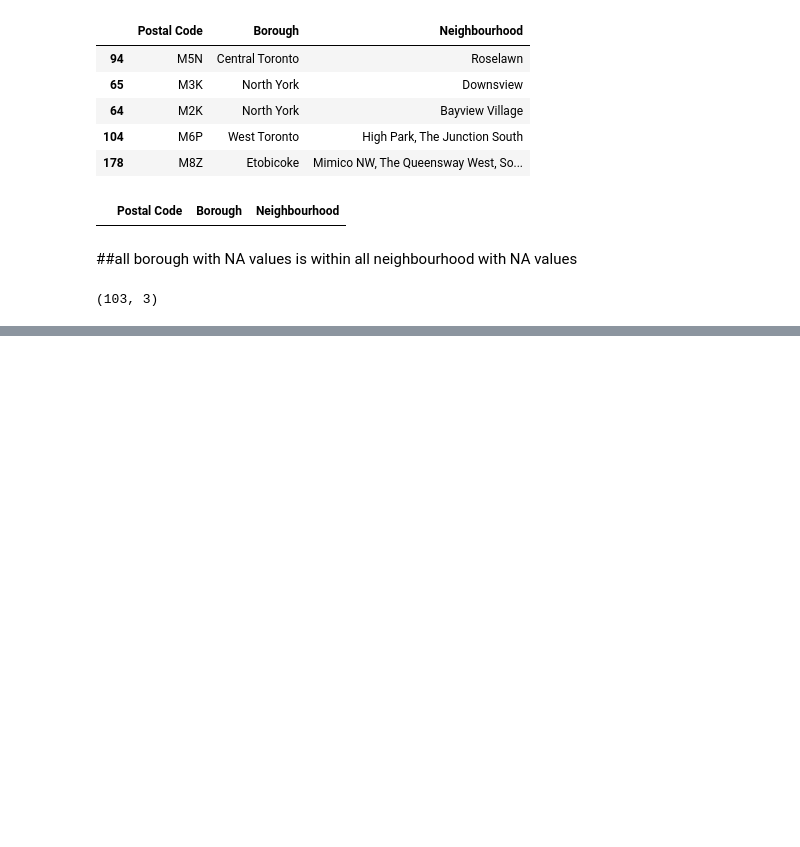
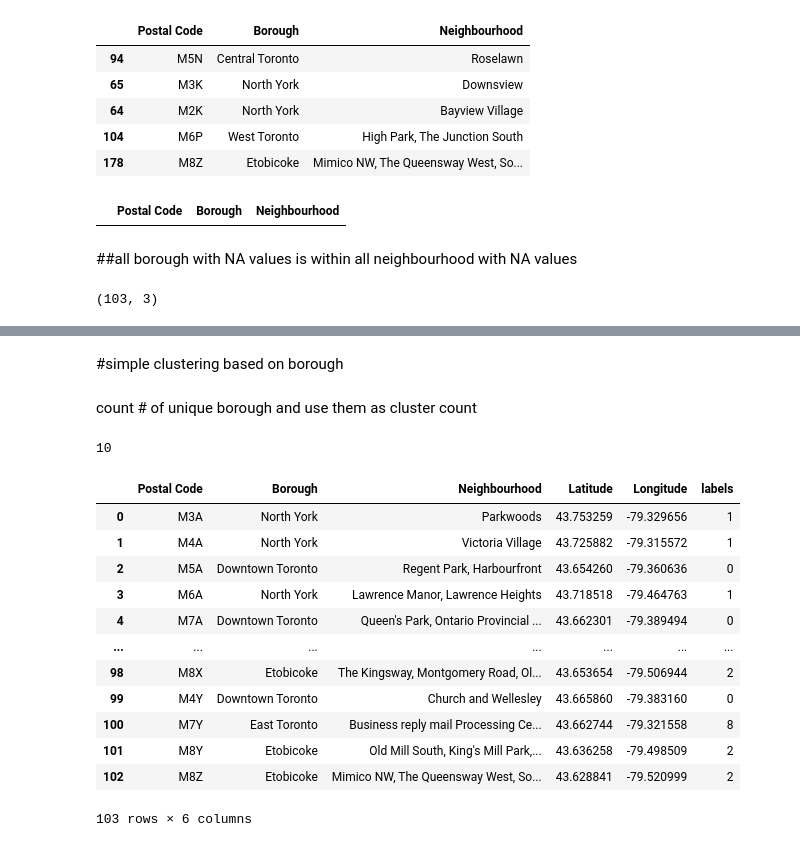
Before and after one commit to MuhHanif/CourseraCapstone, a Jupyter notebook: CourseraCapstone2.ipynb, the cells around one changed output, grey strips where cells are left out. Drawn from its saved outputs; the diff is of its cells as text; code cells hidden in the pictures; blank space fills up the shorter version.

```diff
--- a/CourseraCapstone2.ipynb
+++ b/CourseraCapstone2.ipynb
@@ -36,0 +45,3 @@ df.shape
+# %%
+geo = pd.read_csv('drive/MyDrive/coursera/Geospatial_Coordinates.csv')
+geo.head()
@@ -36,0 +55,4 @@ df.shape
+# %%
+#join column and reset index
+df = df.set_index('Postal Code').join(geo.set_index('Postal Code')).reset_index()
+df.head(5)
@@ -36,0 +99,32 @@ df.shape
+# %% [markdown]
+#simple clustering based on borough
+# %% [markdown]
+count # of unique borough and use them as cluster count
+# %%
+k = len(pd.unique(df.Borough))
+k
+# %% [output]
+10
+# %%
+df_dummies = pd.get_dummies(df.Borough)
+# %%
+from sklearn.cluster import KMeans
+kmeans = KMeans(n_clusters=k, random_state=42).fit(df_dummies)
+
+# check cluster labels generated for each row in the dataframe
+df['labels'] = kmeans.labels_
+df
+# %% [output]
+|  | Postal Code | Borough | Neighbourhood | Latitude | Longitude | labels |
+| 0 | M3A | North York | Parkwoods | 43.753259 | -79.329656 | 1 |
+| 1 | M4A | North York | Victoria Village | 43.725882 | -79.315572 | 1 |
+| 2 | M5A | Downtown Toronto | Regent Park, Harbourfront | 43.654260 | -79.360636 | 0 |
+| 3 | M6A | North York | Lawrence Manor, Lawrence Heights | 43.718518 | -79.464763 | 1 |
+| 4 | M7A | Downtown Toronto | Queen's Park, Ontario Provincial ... | 43.662301 | -79.389494 | 0 |
+| ... | ... | ... | ... | ... | ... | ... |
+| 98 | M8X | Etobicoke | The Kingsway, Montgomery Road, Ol... | 43.653654 | -79.506944 | 2 |
+| 99 | M4Y | Downtown Toronto | Church and Wellesley | 43.665860 | -79.383160 | 0 |
+| 100 | M7Y | East Toronto | Business reply mail Processing Ce... | 43.662744 | -79.321558 | 8 |
+| 101 | M8Y | Etobicoke | Old Mill South, King's Mill Park,... | 43.636258 | -79.498509 | 2 |
+| 102 | M8Z | Etobicoke | Mimico NW, The Queensway West, So... | 43.628841 | -79.520999 | 2 |
+103 rows × 6 columns
```
Also changed, not shown: parts of 11 cells of this notebook.
